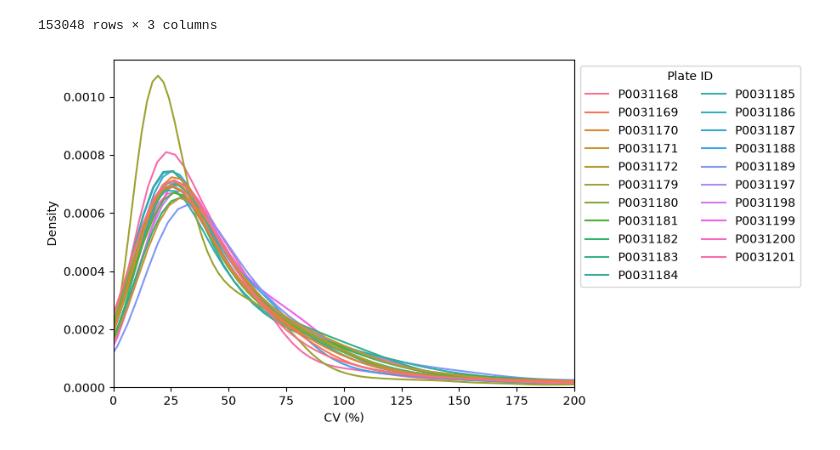
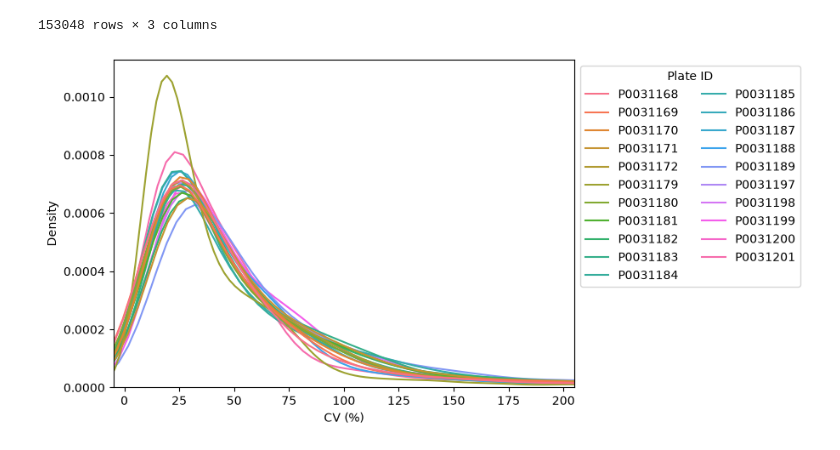
Before and after one commit to AnthonyOfSeattle/affinity-proteomics-notebook, a Jupyter notebook: work/2026_09_09_investigating_candia_dispersion.ipynb, the cells around one changed output. Cells and saved outputs as stored; diff of their text form; code cells hidden in the pictures.

```diff
--- a/work/2026_09_09_investigating_candia_dispersion.ipynb
+++ b/work/2026_09_09_investigating_candia_dispersion.ipynb
@@ -189,6 +189,7 @@ nonreplicated_sample_measurements = sample_measurements.merge(
     replicated_samples.drop("count", axis = 1).merge(samples).loc[:, ["PlateId", "PlatePosition"]],
     how = "left_anti"
 )
+nonreplicated_sample_measurements["log2Value"] = np.log2(nonreplicated_sample_measurements["value"])
 # %%
 nonreplicated_sample_cv_by_plate = (
     100 * nonreplicated_sample_measurements.groupby(["PlateId", "SeqId"]).value.std() / nonreplicated_sample_measurements.groupby(["PlateId", "SeqId"]).value.mean()
@@ -211,25 +212,25 @@ nonreplicated_sample_cv_by_plate
 # %%
 fig = plt.figure(figsize = [7, 5])
 
 ax = sns.kdeplot(
     data=nonreplicated_sample_cv_by_plate,
     x="cv",
     hue="PlateId"
 )
 
 plt.xlabel("CV (%)")
 handles = ax.get_legend().legend_handles
 labels = [t.get_text() for t in ax.get_legend().get_texts()]
 ax.legend(
     handles,
     labels,
     title="Plate ID",
     ncol=2,
     bbox_to_anchor=(1, 1),
     loc="upper left"
 )
-plt.xlim(0, 200)
+plt.xlim(-5, 205)
 
 plt.show()
 # %% [output]
-[figure, old version]
+[figure, new version]
```
Also changed, not shown: parts of 14 cells of this notebook.
